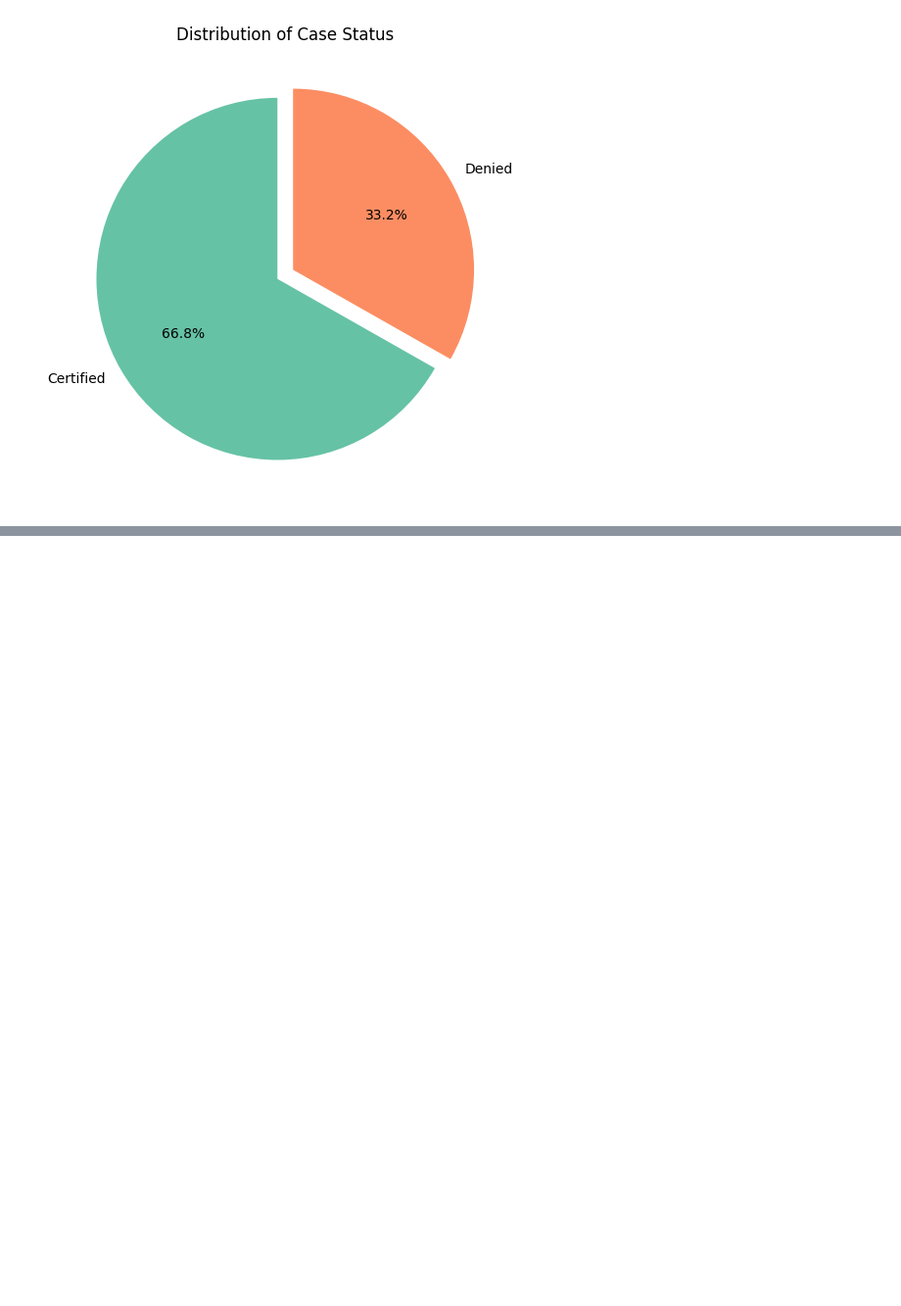
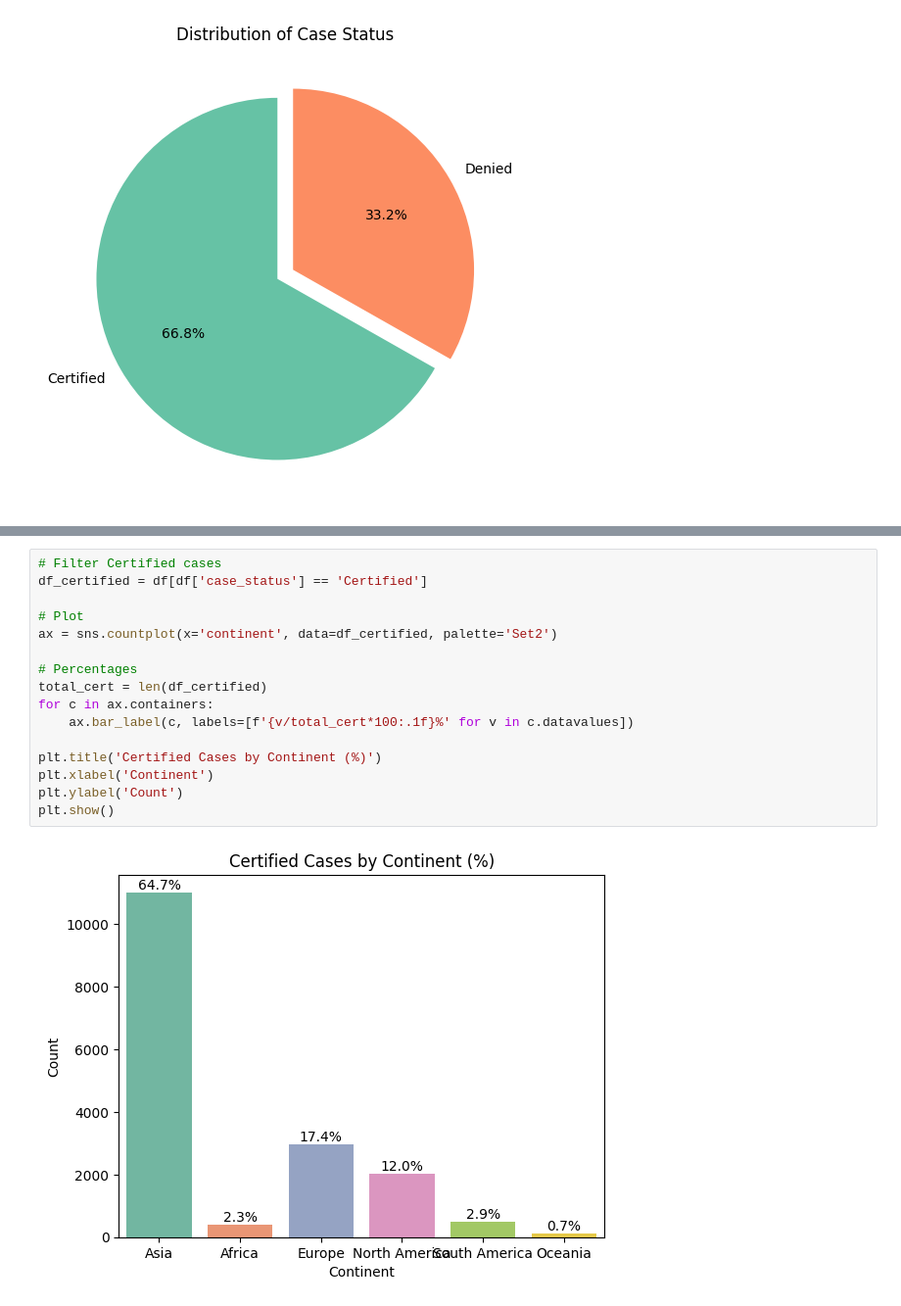
Before and after one commit to iqbal-svg/mlops-production-ready-machine-learning-project, a Jupyter notebook: notebook/1_eda_us_visa.ipynb, the cells around one changed output, grey strips where cells are left out. Shown at 98% size. Drawn from its saved outputs; the diff is of its cells as text; blank space fills up the shorter version.

```diff
--- a/notebook/1_eda_us_visa.ipynb
+++ b/notebook/1_eda_us_visa.ipynb
@@ -400,0 +460,18 @@ plt.show()
+# %%
+# Filter Certified cases
+df_certified = df[df['case_status'] == 'Certified']
+
+# Plot
+ax = sns.countplot(x='continent', data=df_certified, palette='Set2')
+
+# Percentages
+total_cert = len(df_certified)
+for c in ax.containers:
+    ax.bar_label(c, labels=[f'{v/total_cert*100:.1f}%' for v in c.datavalues])
+
+plt.title('Certified Cases by Continent (%)')
+plt.xlabel('Continent')
+plt.ylabel('Count')
+plt.show()
+# %% [output]
+[figure, added]
```
Also changed, not shown: parts of 7 cells of this notebook.
